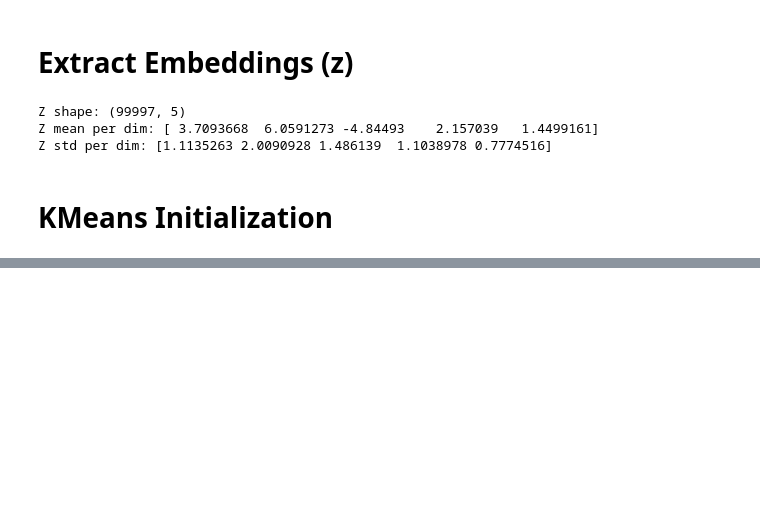
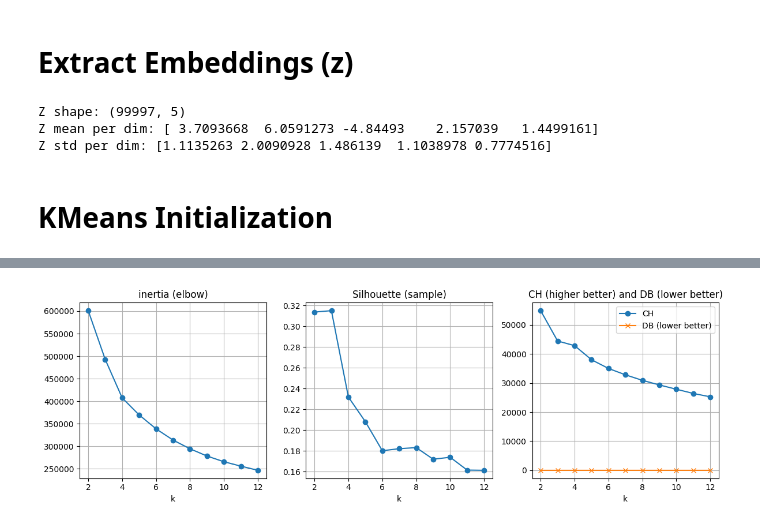
Before and after one commit to thisisehyas/Behavioral-Data-Clustering, a Jupyter notebook: Notebooks/4.DEC.ipynb, the cells around one changed output, grey strips where cells are left out. Cells and saved outputs as stored; diff of their text form; code cells hidden in the pictures; blank space fills up the shorter version.

```diff
--- a/Notebooks/4.DEC.ipynb
+++ b/Notebooks/4.DEC.ipynb
@@ -336,7 +337,7 @@ from collections import Counter
 rng = np.random.RandomState(42)
 
 ks = list(range(2, 13)) # trying k=2...12
-interias = []
+inertias = []
 sil_scores = []
 ch_scores = []
 db_scores = []
@@ -355,0 +391,32 @@ for k in ks:
+# %%
+# plotting the results
+plt.figure(figsize=(12, 4))
+
+# plotting inertia (elbow method)
+plt.subplot(1, 3, 1)
+plt.plot(ks, inertias, marker='o')
+plt.xlabel('k')
+plt.title('inertia (elbow)')
+plt.grid(True)
+
+# plotting silhouette score
+plt.subplot(1, 3, 2)
+plt.plot(ks, sil_scores, marker='o')
+plt.xlabel('k')
+plt.title('Silhouette (sample)')
+plt.grid(True)
+
+# plotting CH and DB scores
+plt.subplot(1, 3, 3)
+plt.plot(ks, ch_scores, marker='o', label='CH')
+plt.plot(ks, db_scores, marker='x', label='DB (lower better)')
+plt.xlabel('k')
+plt.title('CH (higher better) and DB (lower better)')
+plt.legend()
+plt.grid(True)
+
+plt.tight_layout()
+plt.savefig('k_selection_metrics.png', dpi=150)
+plt.show()
+# %% [output]
+[figure, added]
```
Also changed, not shown: parts of 5 cells of this notebook.
